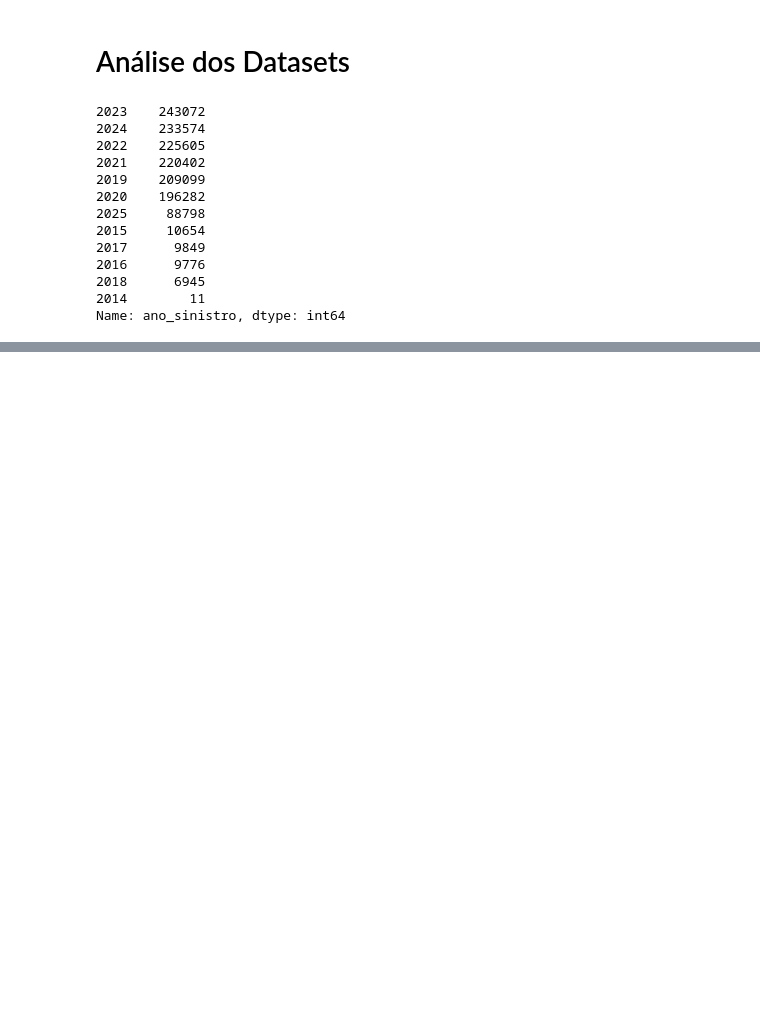
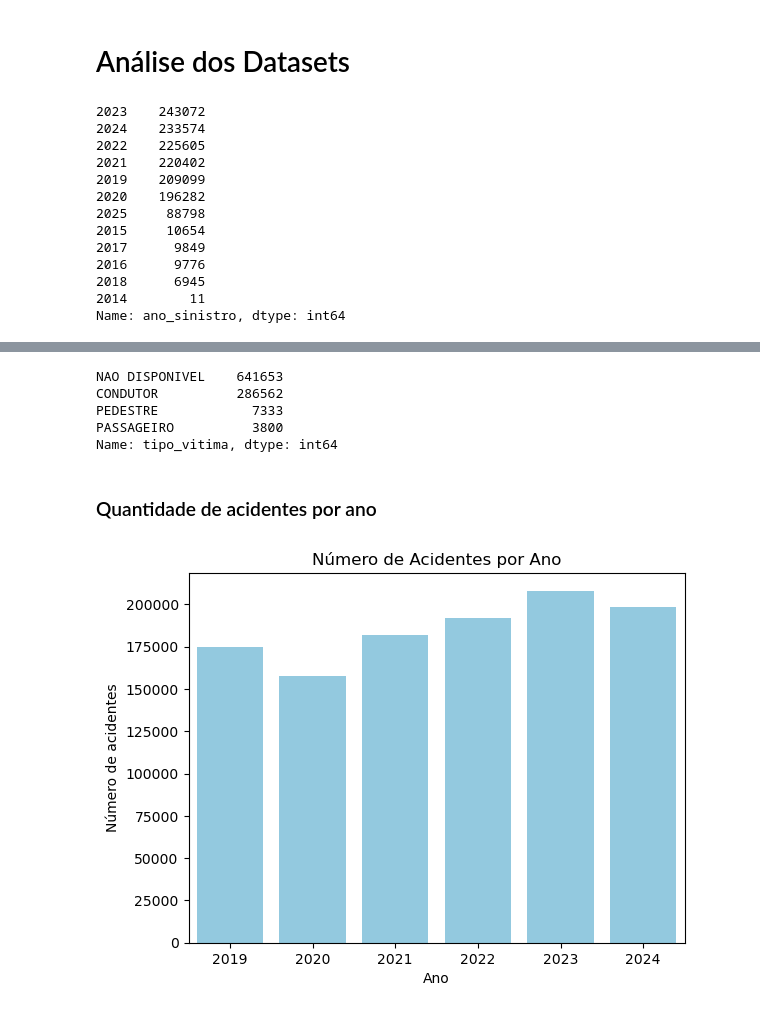
Before and after one commit to Enzzx/CityAccidentAnalysis, a Jupyter notebook: notebook/data-analysis.ipynb, the cells around one changed output, grey strips where cells are left out. Saved outputs shown, nothing was run; the diff lists cells and outputs as text; code cells hidden in the pictures; blank space fills up the shorter version.

Commit message:
start plotting graphics

```diff
--- a/notebook/data-analysis.ipynb
+++ b/notebook/data-analysis.ipynb
@@ -28,5 +29,5 @@ Como em todos os dataframes há uma quantidade muito menor de registros nos anos
 # %%
 #(dfp["ano_sinistro"] < 2019).sum()
-dfp = dfp[dfp["ano_sinistro"] >= 2019]
-dfs = dfs[dfs["ano_sinistro"] >= 2019]
-dfv = dfv[dfv["ano_sinistro"] >= 2019]
+dfp = dfp[(dfp["ano_sinistro"] >= 2019) & (dfp["ano_sinistro"] < 2025)]
+dfs = dfs[(dfs["ano_sinistro"] >= 2019) & (dfs["ano_sinistro"] < 2025)]
+dfv = dfv[(dfv["ano_sinistro"] >= 2019) & (dfv["ano_sinistro"] < 2025)]
@@ -32,0 +43,19 @@ dfv = dfv[dfv["ano_sinistro"] >= 2019]
+# %%
+dfp["tipo_vitima"].value_counts()
+# %% [output]
+NAO DISPONIVEL    641653
+CONDUTOR          286562
+PEDESTRE            7333
+PASSAGEIRO          3800
+Name: tipo_vitima, dtype: int64
+# %% [markdown]
+### Quantidade de acidentes por ano
+# %%
+sns.countplot(data=dfs, x="ano_sinistro", color="skyblue")
+plt.title("Número de Acidentes por Ano")
+plt.xlabel("Ano")
+plt.ylabel("Número de acidentes")
+
+plt.show()
+# %% [output]
+[figure, added]
```
Also changed, not shown: parts of 12 cells of this notebook, 1 other file.
